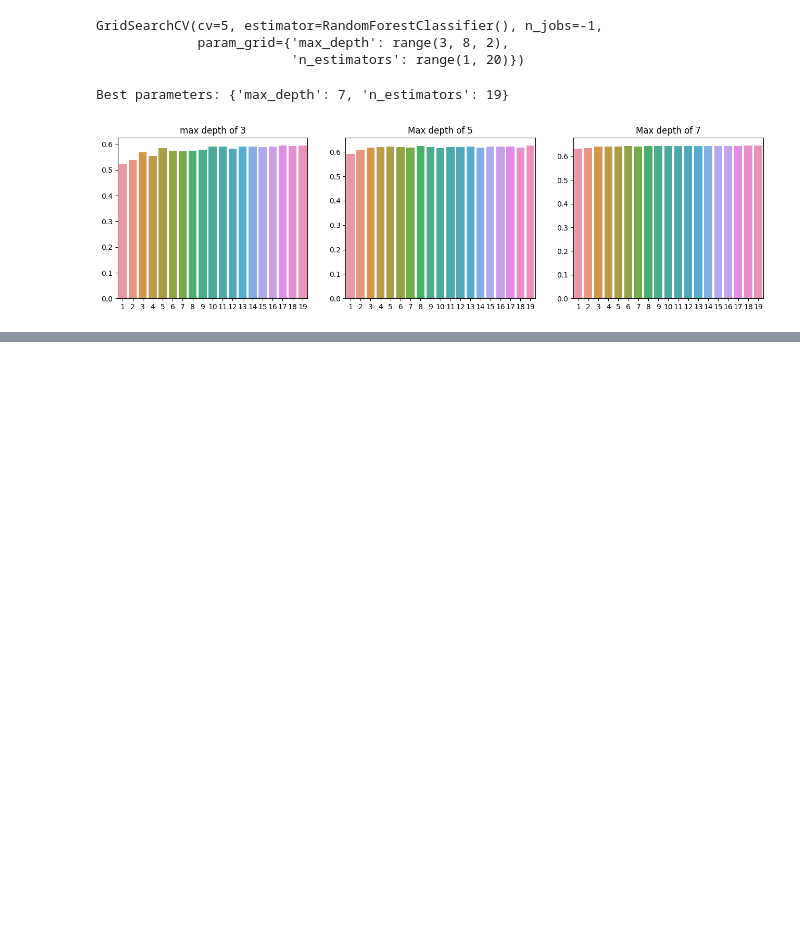
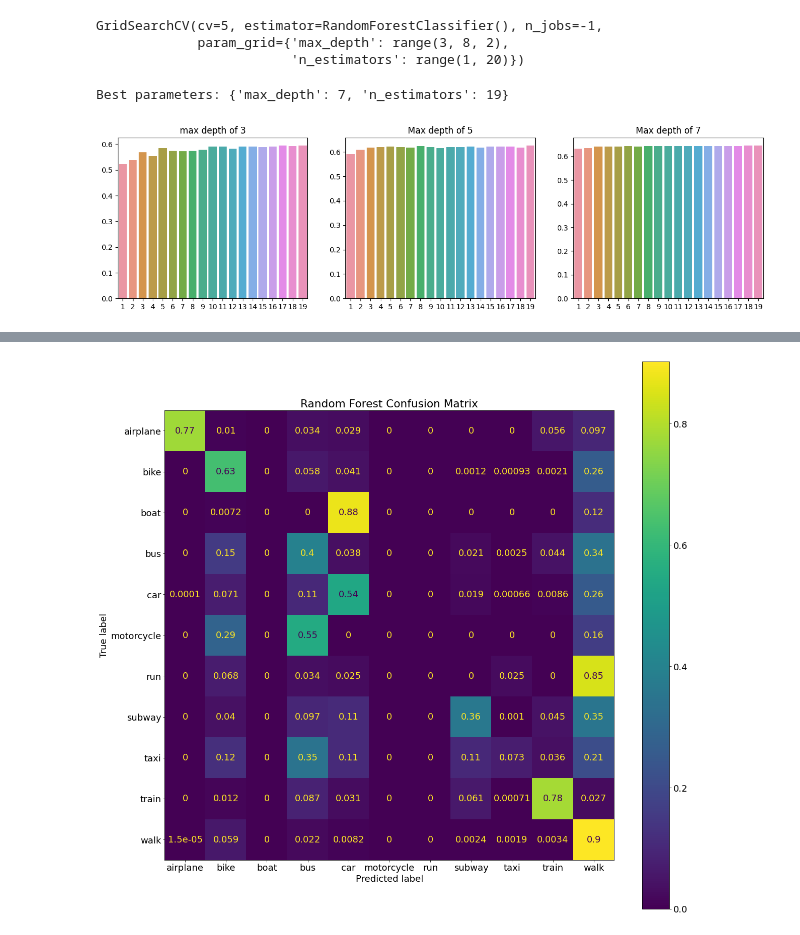
Before and after one commit to AdamBelfki3/trip-mode-detection-model, a Jupyter notebook: Trajectory Models.ipynb, the cells around one changed output, grey strips where cells are left out. Cells and saved outputs as stored; diff of their text form; code cells hidden in the pictures; blank space fills up the shorter version.

```diff
--- a/Trajectory Models.ipynb
+++ b/Trajectory Models.ipynb
@@ -98,0 +108,8 @@ Test score: 0.6450642936402602
+# %%
+fig, ax = plt.subplots(figsize=(20, 20), facecolor='white')
+plot_confusion_matrix(rand_forest, X_test, y_test, ax=ax, normalize='true')
+plt.margins(x=0, y=0)
+plt.title("Random Forest Confusion Matrix")
+plt.savefig('./img/random_forest_confusion_matrix.png', bbox_inches='tight')
+# %% [output]
+[figure, added]
```
Also changed, not shown: parts of 8 cells of this notebook, 5 other files.
